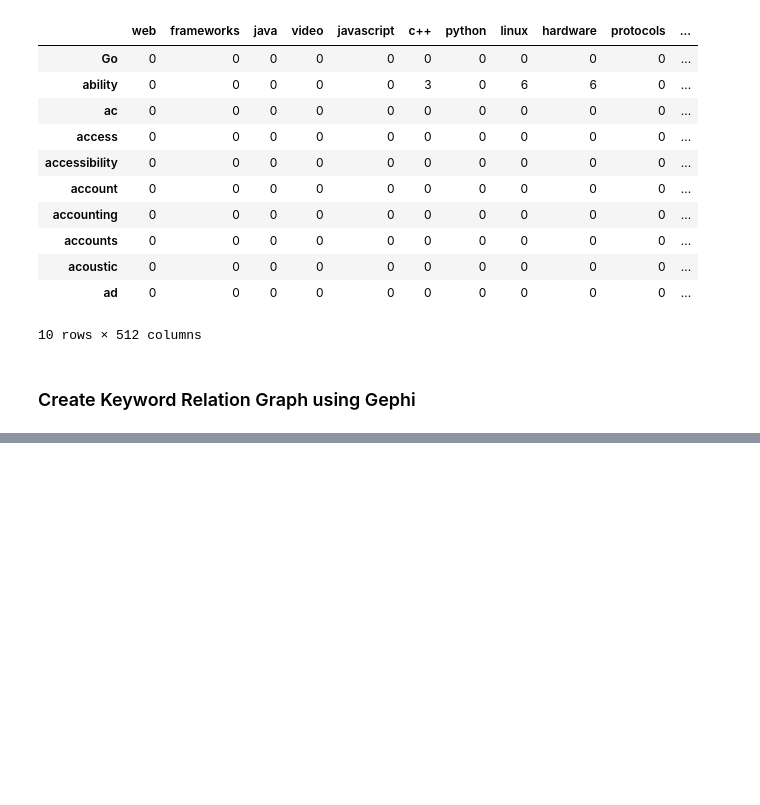
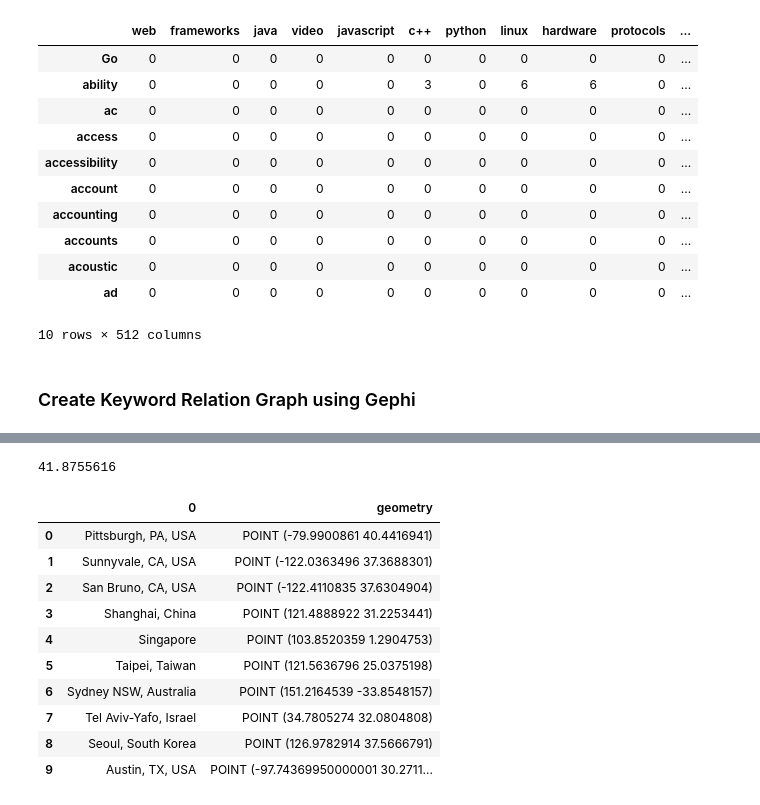
Before and after one commit to aesophor/DataScience, a Jupyter notebook: hw4-final-project/Google_Job_Descriptions_Analysis.ipynb, the cells around one changed output, grey strips where cells are left out. Drawn from its saved outputs; the diff is of its cells as text; code cells hidden in the pictures; blank space fills up the shorter version.

```diff
--- a/hw4-final-project/Google_Job_Descriptions_Analysis.ipynb
+++ b/hw4-final-project/Google_Job_Descriptions_Analysis.ipynb
@@ -629,3 +629,37 @@ co_occur.to_csv('keyword_co_occur_google.csv')
 ### Create Keyword Relation Graph using Gephi
 # %% [markdown]
 ![](https://i.imgur.com/XzUFxLv.png)
+# %%
+from geopy.geocoders import Nominatim
+geolocator = Nominatim(user_agent='myapplication')
+dic={}
+key=[]
+lat=[]
+lon=[]
+for lo in df['location']:
+    if lo in dic:
+        continue
+    try:
+        location = geolocator.geocode(lo)
+        dic[lo]=(location.latitude,location.longitude)
+        key.append(lo)
+        lat.append(location.latitude)
+        lon.append(location.longitude)
+        print(dic[lo])
+    except:
+        try:
+            location = geolocator.geocode(lo)
+            dic[lo]=(location.latitude,location.longitude)
+            key.append(lo)
+            lat.append(location.latitude)
+            lon.append(location.longitude)
+            print(dic[lo])
+        except:
+            print('error')
+print(len(dic))
+    #try:
+        #location = geolocator.geocode(lo)
+        #arr.append((location.lat,location.lon))
+    #except:
+        #print("ERROR")
+        #arr.append(('none','none'))
@@ -631,0 +684,30 @@ co_occur.to_csv('keyword_co_occur_google.csv')
+# %%
+from geopy.geocoders import Nominatim
+geolocator = Nominatim(user_agent='myapplication')
+location = geolocator.geocode("Chicago Illinois")
+print(location.latitude)
+# %% [output]
+41.8755616
+# %%
+import pandas as pd # Reading csv file
+from shapely.geometry import Point # Shapely for converting latitude/longtitude to geometry
+import geopandas as gpd # To create GeodataFrame
+geometry = [Point(xy) for xy in zip(lon, lat)]
+# Coordinate reference system : WGS84
+crs = {'init': 'epsg:4326'}
+# Creating a Geographic data frame
+gdf = gpd.GeoDataFrame(key, crs=crs, geometry=geometry)
+gdf.head(10)
+#cities.plot(ax=base, marker='o', color='red', markersize=5);
+# %% [output]
+|  | 0 | geometry |
+| 0 | Pittsburgh, PA, USA | POINT (-79.9900861 40.4416941) |
+| 1 | Sunnyvale, CA, USA | POINT (-122.0363496 37.3688301) |
+| 2 | San Bruno, CA, USA | POINT (-122.4110835 37.6304904) |
+| 3 | Shanghai, China | POINT (121.4888922 31.2253441) |
+| 4 | Singapore | POINT (103.8520359 1.2904753) |
+| 5 | Taipei, Taiwan | POINT (121.5636796 25.0375198) |
+| 6 | Sydney NSW, Australia | POINT (151.2164539 -33.8548157) |
+| 7 | Tel Aviv-Yafo, Israel | POINT (34.7805274 32.0804808) |
+| 8 | Seoul, South Korea | POINT (126.9782914 37.5666791) |
+| 9 | Austin, TX, USA | POINT (-97.74369950000001 30.2711... |
```
Also changed, not shown: parts of 4 cells of this notebook, 8 other files.
